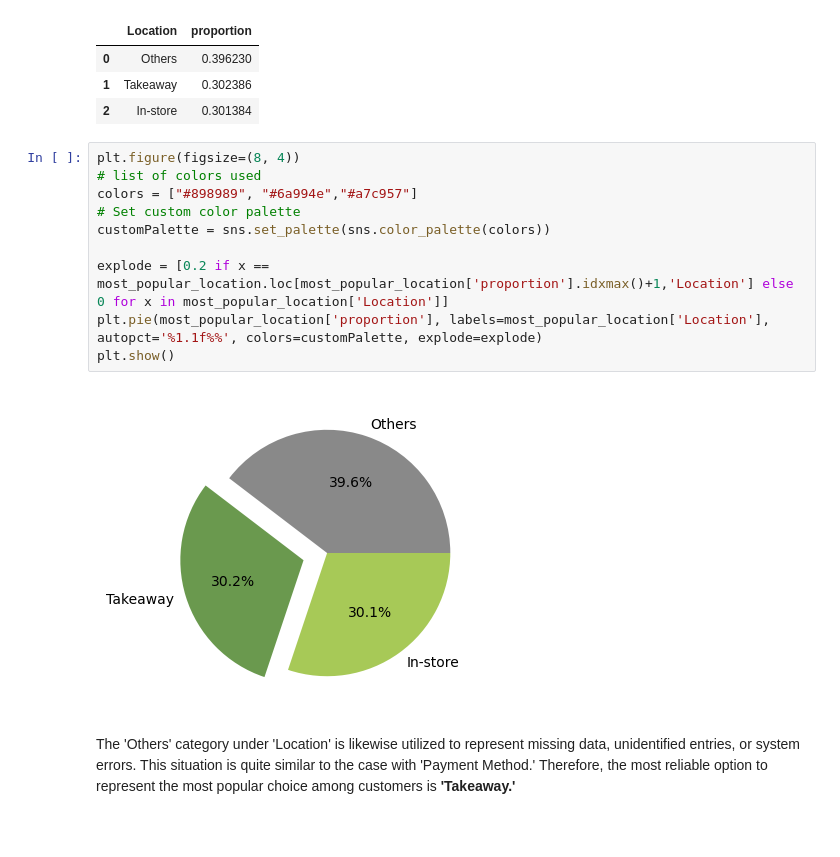
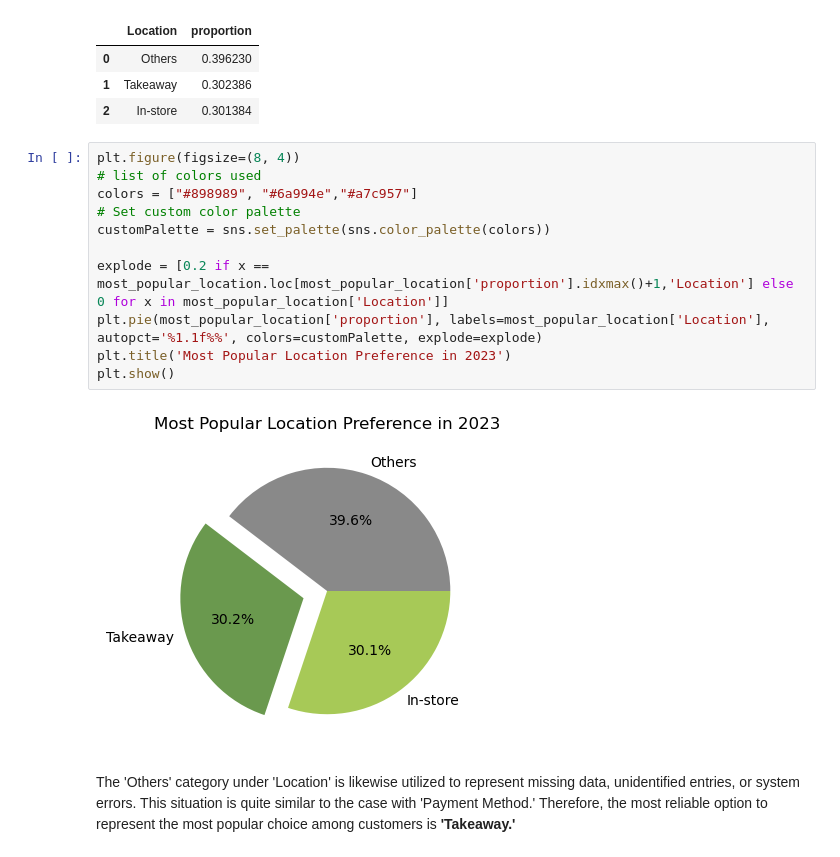
Before and after one commit to jeeenss/Data-Analysis-with-Python, a Jupyter notebook: Cafe_Sales/cafe_sales_analysis.ipynb, the cells around one changed output. Cells and saved outputs as stored; diff of their text form; blank space fills up the shorter version.

```diff
--- a/Cafe_Sales/cafe_sales_analysis.ipynb
+++ b/Cafe_Sales/cafe_sales_analysis.ipynb
@@ -1179,15 +1180,16 @@ most_popular_location
 # %%
 plt.figure(figsize=(8, 4))
 # list of colors used
 colors = ["#898989", "#6a994e","#a7c957"]
 # Set custom color palette
 customPalette = sns.set_palette(sns.color_palette(colors))
 
 explode = [0.2 if x == most_popular_location.loc[most_popular_location['proportion'].idxmax()+1,'Location'] else 0 for x in most_popular_location['Location']]
 plt.pie(most_popular_location['proportion'], labels=most_popular_location['Location'], autopct='%1.1f%%', colors=customPalette, explode=explode)
+plt.title('Most Popular Location Preference in 2023')
 plt.show()
 # %% [output]
-[figure, old version]
+[figure, new version]
 # %% [markdown]
 The 'Others' category under 'Location' is likewise utilized to represent missing data, unidentified entries, or system errors. This situation is quite similar to the case with 'Payment Method.' Therefore, the most reliable option to represent the most popular choice among customers is <b>'Takeaway.'</b>
 # %% [markdown]
```
Also changed, not shown: parts of 10 cells of this notebook.
